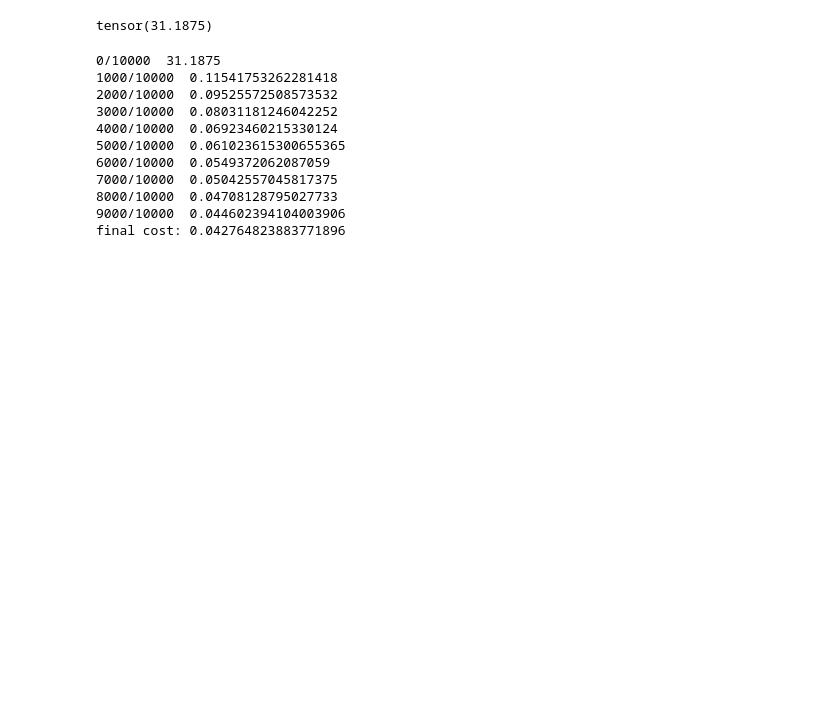
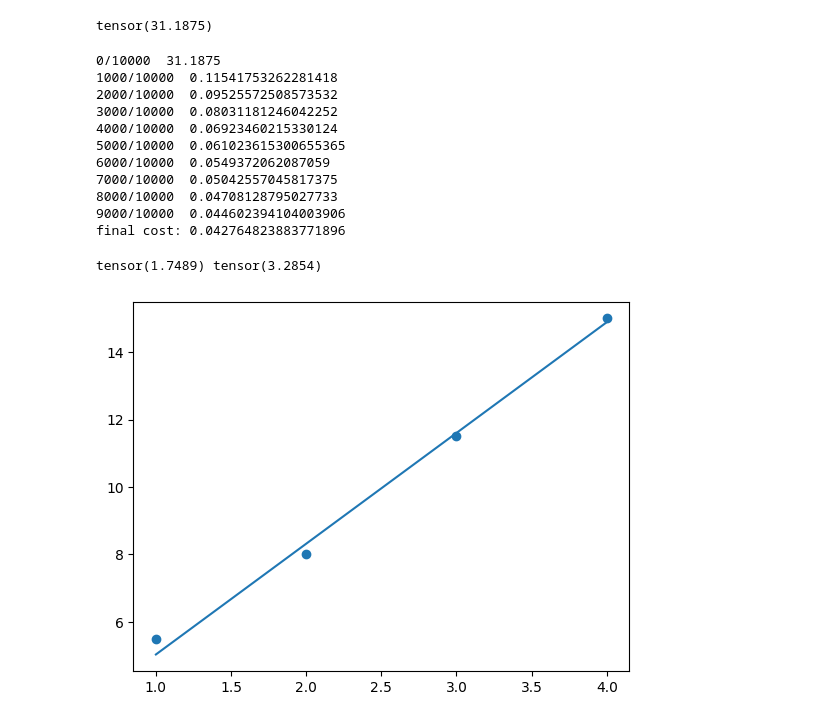
Before and after one commit to samitha278/Pattern-Recognition, a Jupyter notebook: lin_log_reg_01_.ipynb, the cells around one changed output. Drawn from its saved outputs; the diff is of its cells as text; code cells hidden in the pictures; blank space fills up the shorter version.

```diff
--- a/lin_log_reg_01_.ipynb
+++ b/lin_log_reg_01_.ipynb
@@ -85,3 +85,13 @@ print(f'final cost: {cost(f,y)}')
 8000/10000  0.04708128795027733
 9000/10000  0.044602394104003906
 final cost: 0.042764823883771896
+# %%
+print(w0,w1)
+# %% [output]
+tensor(1.7489) tensor(3.2854)
+# %%
+plt.scatter(x1*x2,y)
+plt.plot(x1*x2 , f)
+plt.show()
+# %% [output]
+[figure, added]
```
